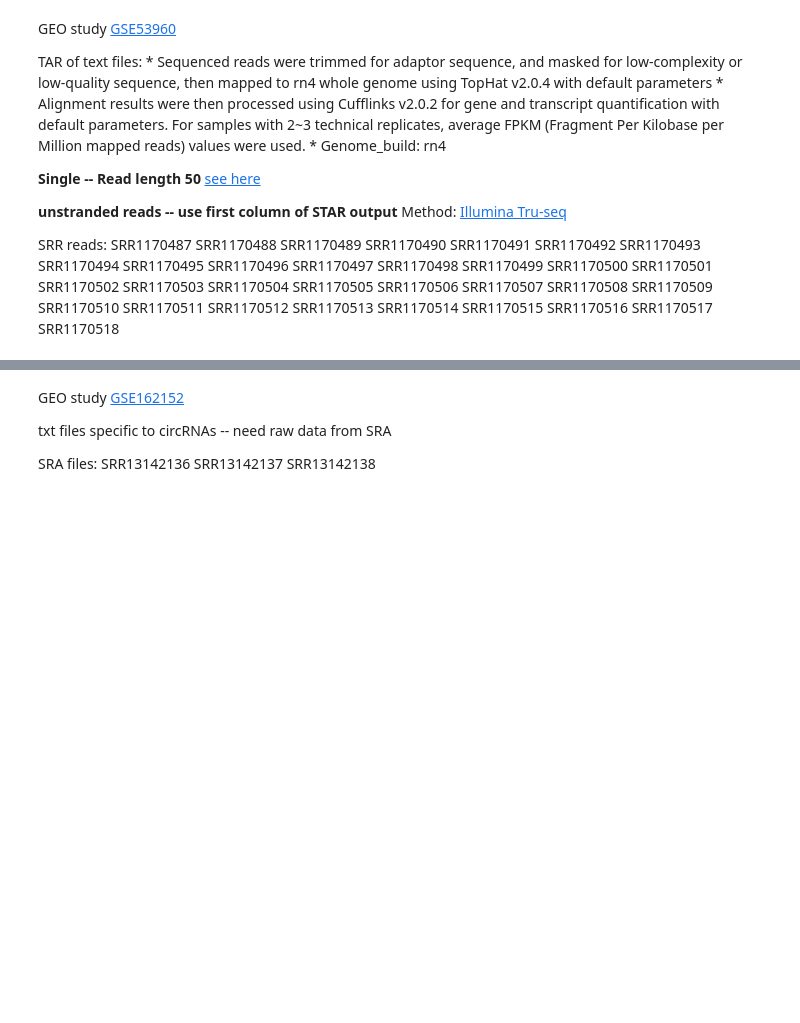
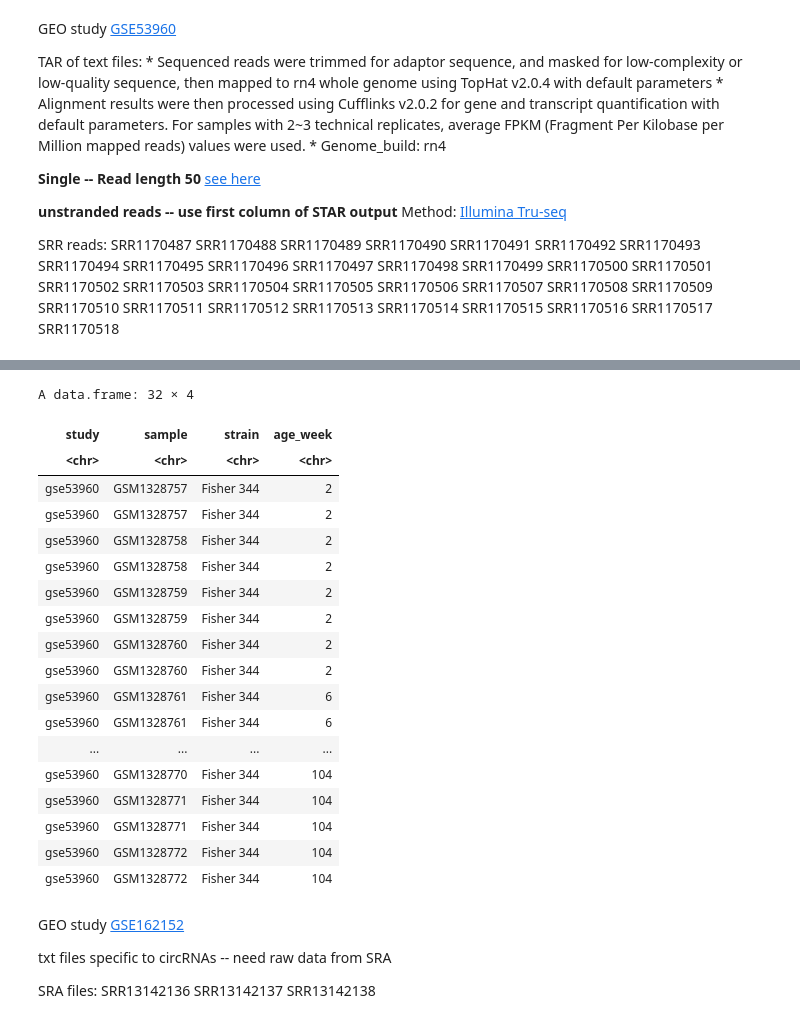
Before and after one commit to bchansen3/testis_dev-geneexp, a Jupyter notebook: testis_gene_meta.ipynb, the cells around one changed output, grey strips where cells are left out. Cells and saved outputs as stored; diff of their text form; code cells hidden in the pictures; blank space fills up the shorter version.

```diff
--- a/testis_gene_meta.ipynb
+++ b/testis_gene_meta.ipynb
@@ -336,6 +333,30 @@ A data.frame: 6 × 7
 | 4 | GSM1328758 | SRR1170490 | SAMN02642705 | SRX471657 | Testes | Fisher 344 | 2 |
 | 5 | GSM1328759 | SRR1170492 | SAMN02642714 | SRX471658 | Testes | Fisher 344 | 2 |
 | 6 | GSM1328759 | SRR1170491 | SAMN02642714 | SRX471658 | Testes | Fisher 344 | 2 |
+# %%
+meta_combine_1<-select(all_meta, 'Sample.Name', 'strain', 'age_week')
+names(meta_combine_1)[1] <- "sample"
+data.frame(append(meta_combine_1, c(study='gse53960'), after=0))
+# %% [output]
+A data.frame: 32 × 4
+| study | sample | strain | age_week |
+| <chr> | <chr> | <chr> | <chr> |
+| gse53960 | GSM1328757 | Fisher 344 | 2 |
+| gse53960 | GSM1328757 | Fisher 344 | 2 |
+| gse53960 | GSM1328758 | Fisher 344 | 2 |
+| gse53960 | GSM1328758 | Fisher 344 | 2 |
+| gse53960 | GSM1328759 | Fisher 344 | 2 |
+| gse53960 | GSM1328759 | Fisher 344 | 2 |
+| gse53960 | GSM1328760 | Fisher 344 | 2 |
+| gse53960 | GSM1328760 | Fisher 344 | 2 |
+| gse53960 | GSM1328761 | Fisher 344 | 6 |
+| gse53960 | GSM1328761 | Fisher 344 | 6 |
+| ... | ... | ... | ... |
+| gse53960 | GSM1328770 | Fisher 344 | 104 |
+| gse53960 | GSM1328771 | Fisher 344 | 104 |
+| gse53960 | GSM1328771 | Fisher 344 | 104 |
+| gse53960 | GSM1328772 | Fisher 344 | 104 |
+| gse53960 | GSM1328772 | Fisher 344 | 104 |
 # %% [markdown]
 GEO study [GSE162152](https://www.ncbi.nlm.nih.gov/geo/query/acc.cgi?acc=GSE162152)
 
```
Also changed, not shown: parts of 6 cells of this notebook.
